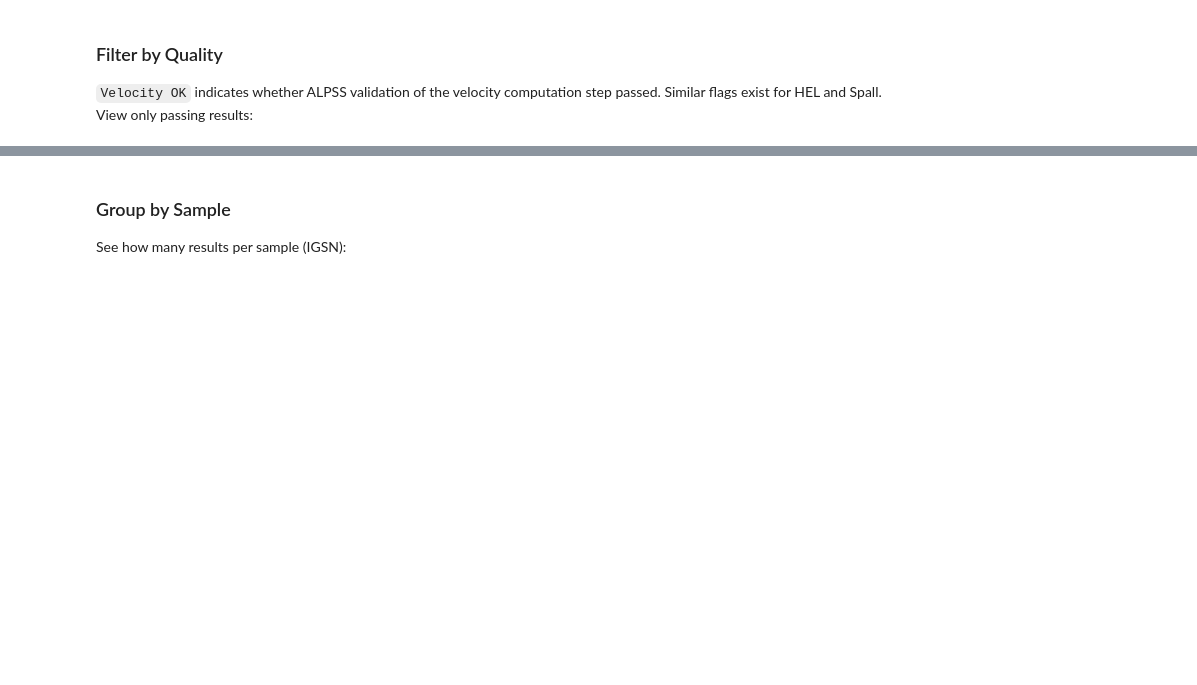
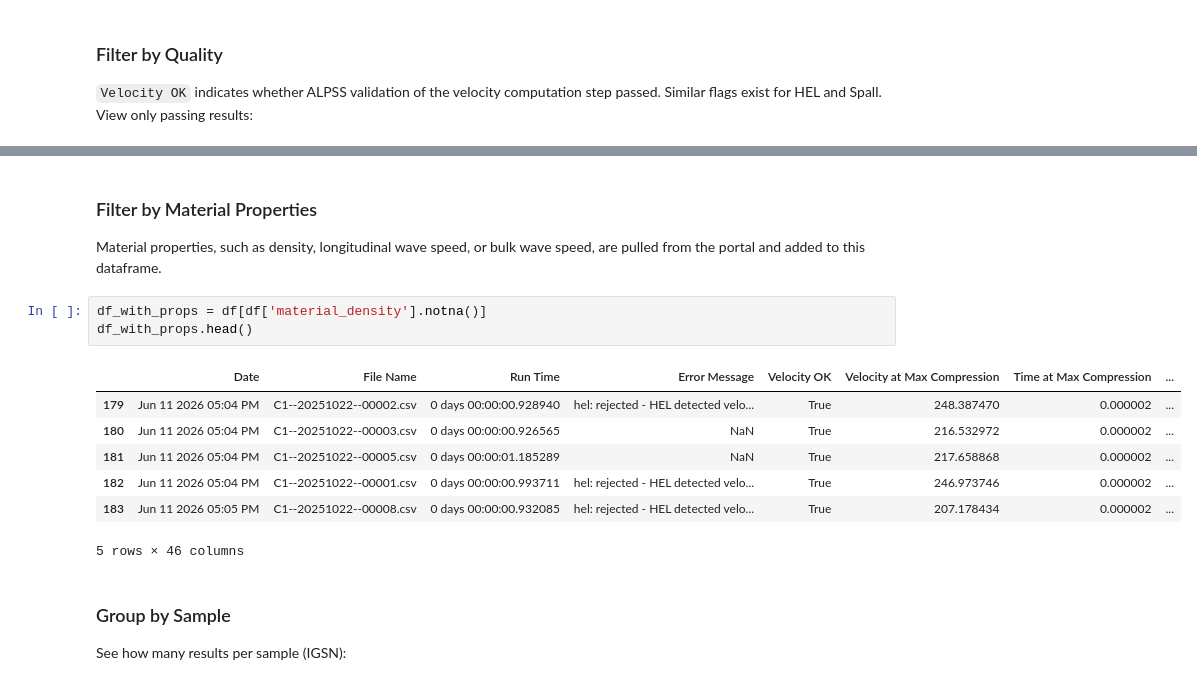
Before and after one commit to openmsi/aimdl_examples, a Jupyter notebook: all_alpss/alpss_results.ipynb, the cells around one changed output, grey strips where cells are left out. Saved outputs shown, nothing was run; the diff lists cells and outputs as text; blank space fills up the shorter version.

```diff
--- a/all_alpss/alpss_results.ipynb
+++ b/all_alpss/alpss_results.ipynb
@@ -86,3 +104,18 @@ Passing results: 1100 / 3297 (33.4%)
+# %% [markdown]
+### Filter by Material Properties
+
+Material properties, such as density, longitudinal wave speed, or bulk wave speed, are pulled from the portal and added to this dataframe.
+# %%
+df_with_props = df[df['material_density'].notna()]
+df_with_props.head()
+# %% [output]
+|  | Date | File Name | Run Time | Error Message | Velocity OK | Velocity at Max Compression | Time at Max Compression | ... |
+| 179 | Jun 11 2026 05:04 PM | C1--20251022--00002.csv | 0 days 00:00:00.928940 | hel: rejected - HEL detected velo... | True | 248.387470 | 0.000002 | ... |
+| 180 | Jun 11 2026 05:04 PM | C1--20251022--00003.csv | 0 days 00:00:00.926565 | NaN | True | 216.532972 | 0.000002 | ... |
+| 181 | Jun 11 2026 05:04 PM | C1--20251022--00005.csv | 0 days 00:00:01.185289 | NaN | True | 217.658868 | 0.000002 | ... |
+| 182 | Jun 11 2026 05:04 PM | C1--20251022--00001.csv | 0 days 00:00:00.993711 | hel: rejected - HEL detected velo... | True | 246.973746 | 0.000002 | ... |
+| 183 | Jun 11 2026 05:05 PM | C1--20251022--00008.csv | 0 days 00:00:00.932085 | hel: rejected - HEL detected velo... | True | 207.178434 | 0.000002 | ... |
+5 rows × 46 columns
 # %% [markdown]
 ### Group by Sample
 
```
Also changed, not shown: parts of 7 cells of this notebook, 2 other files.
